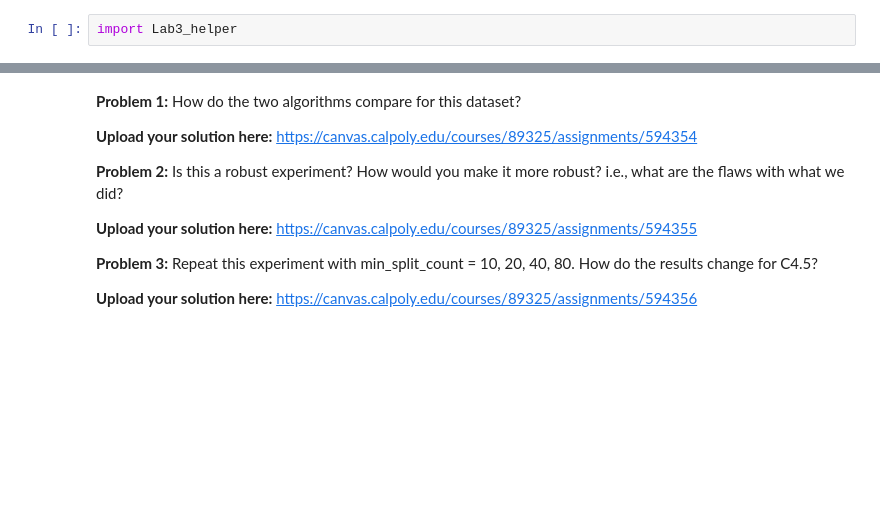
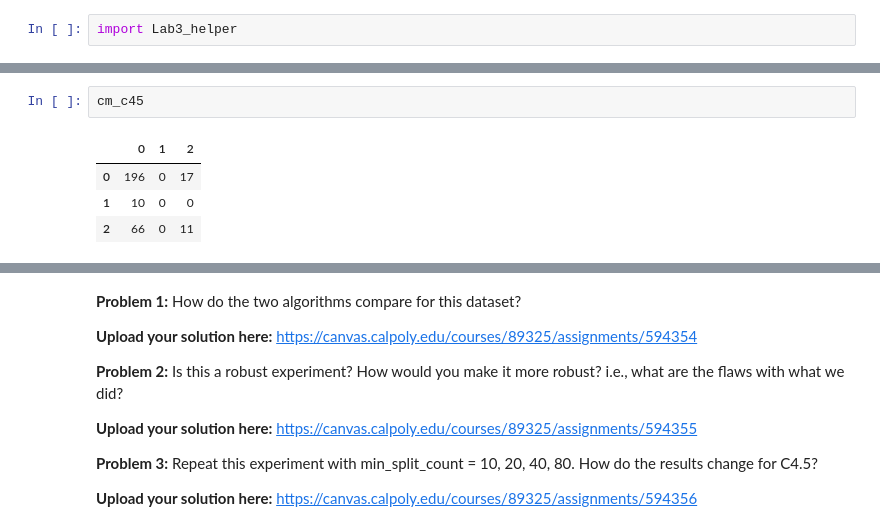
Before and after one commit to csc-466-2022-fall/csc-466-student, a Jupyter notebook: labs/Lab4.ipynb, the cells around one changed output, grey strips where cells are left out. Cells and saved outputs as stored; diff of their text form; blank space fills up the shorter version.

```diff
--- a/labs/Lab4.ipynb
+++ b/labs/Lab4.ipynb
@@ -289,5 +294,12 @@ stats_c45
  'precision': 0.39285714285714285,
  'F1': 0.2095238095238095}
+# %%
+cm_c45
+# %% [output]
+|  | 0 | 1 | 2 |
+| 0 | 196 | 0 | 17 |
+| 1 | 10 | 0 | 0 |
+| 2 | 66 | 0 | 11 |
 # %%
 source = pd.DataFrame.from_records([stats_id3,stats_c45])
 source['Method'] = ['ID3','C4.5']
```
Also changed, not shown: parts of 3 cells of this notebook, 1 other file.
